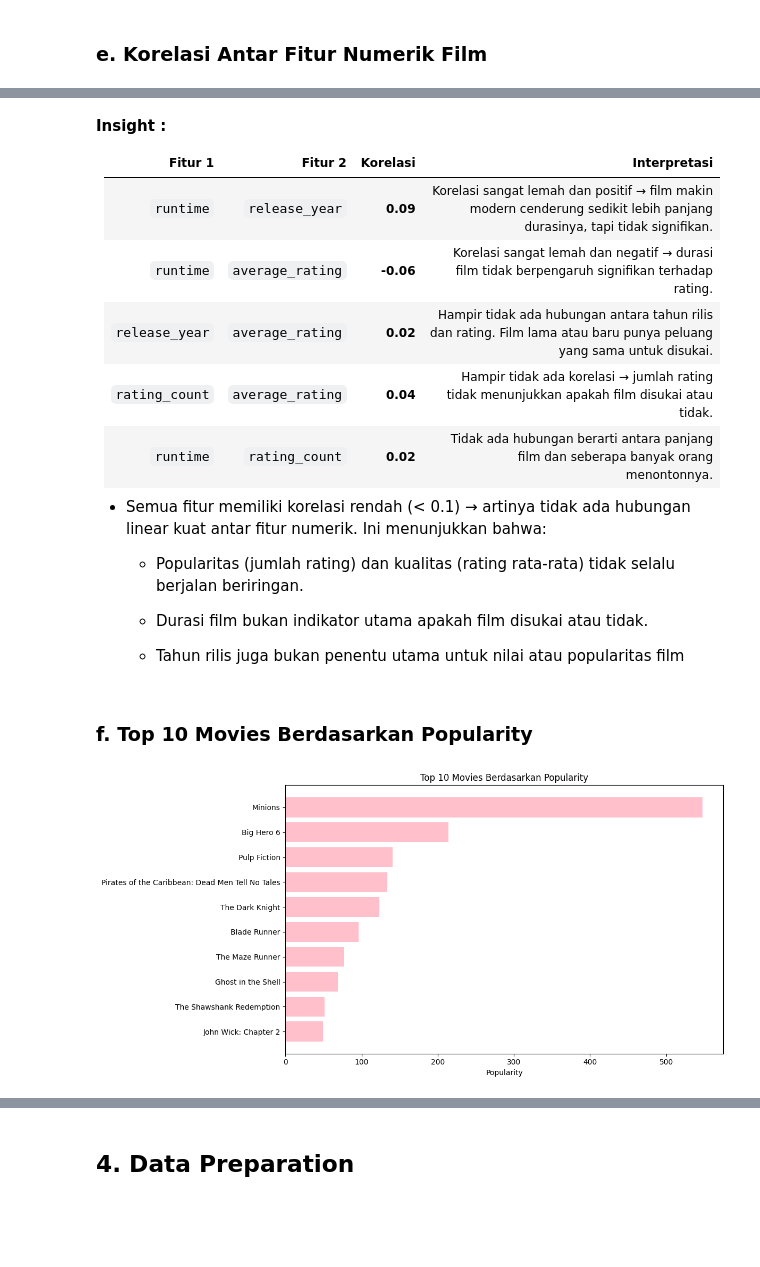
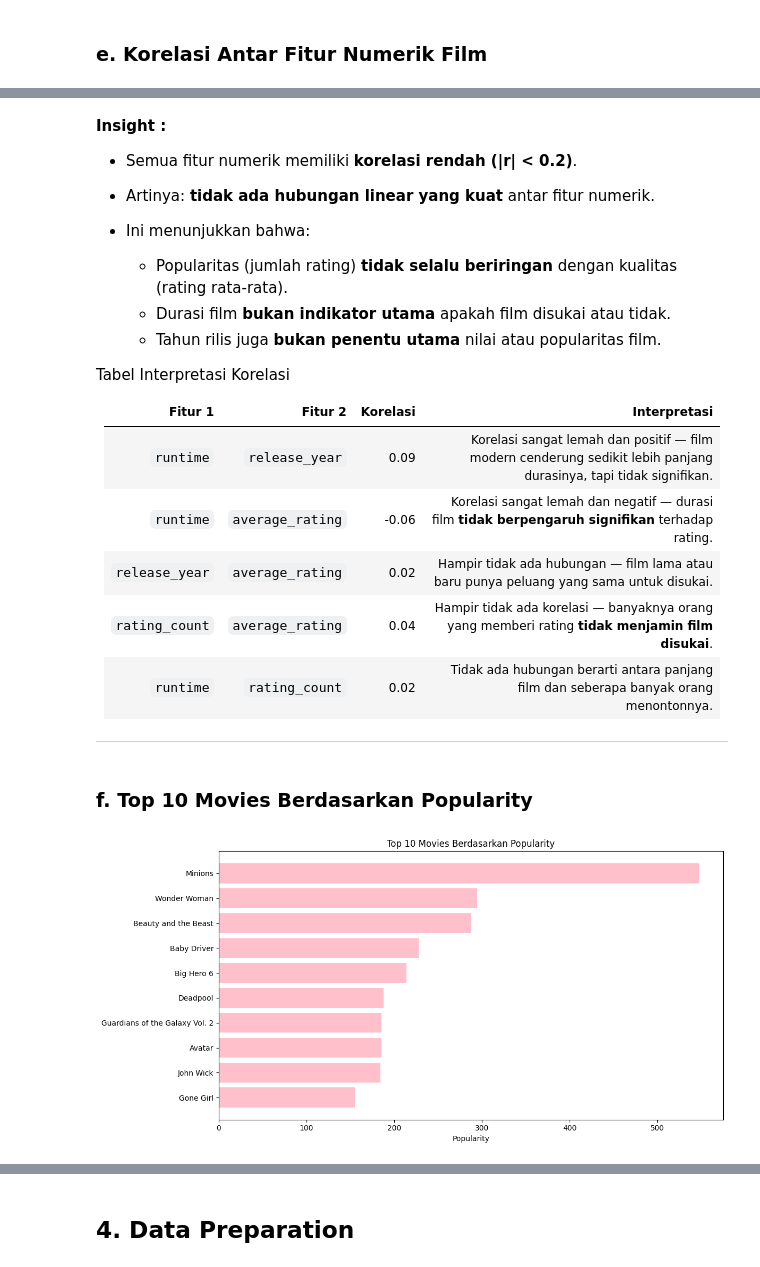
Before and after one commit to dwsafperri/movies_recommendation_system, a Jupyter notebook: recommendation_system.ipynb, the cells around one changed output, grey strips where cells are left out. Drawn from its saved outputs; the diff is of its cells as text; code cells hidden in the pictures; blank space fills up the shorter version.

```diff
--- a/recommendation_system.ipynb
+++ b/recommendation_system.ipynb
@@ -257,11 +220,11 @@ plt.show()
 # %% [markdown]
 ### **b. Distribusi Tahun Rilis Film**
 # %%
-movies['release_date'] = pd.to_datetime(movies['release_date'], errors='coerce')
-movies['release_year'] = movies['release_date'].dt.year
+data_movies['release_date'] = pd.to_datetime(data_movies['release_date'], errors='coerce')
+data_movies['release_year'] = data_movies['release_date'].dt.year
 
 plt.figure(figsize=(10,5))
-sns.histplot(movies['release_year'].dropna().astype(int), bins=50)
+sns.histplot(data_movies['release_year'].dropna().astype(int), bins=50)
 plt.title('Distribusi Tahun Rilis Film')
 plt.xlabel('Tahun Rilis')
 plt.ylabel('Jumlah Film')
@@ -405,41 +344,44 @@ plt.show()
 # %% [markdown]
 **Insight :**
 
-| Fitur 1        | Fitur 2          | Korelasi  | Interpretasi                                                                                                            |
-| -------------- | ---------------- | --------- | ----------------------------------------------------------------------------------------------------------------------- |
-| `runtime`      | `release_year`   | **0.09**  | Korelasi sangat lemah dan positif → film makin modern cenderung sedikit lebih panjang durasinya, tapi tidak signifikan. |
-| `runtime`      | `average_rating` | **-0.06** | Korelasi sangat lemah dan negatif → durasi film tidak berpengaruh signifikan terhadap rating.                           |
-| `release_year` | `average_rating` | **0.02**  | Hampir tidak ada hubungan antara tahun rilis dan rating. Film lama atau baru punya peluang yang sama untuk disukai.     |
-| `rating_count` | `average_rating` | **0.04**  | Hampir tidak ada korelasi → jumlah rating tidak menunjukkan apakah film disukai atau tidak.                             |
-| `runtime`      | `rating_count`   | **0.02**  | Tidak ada hubungan berarti antara panjang film dan seberapa banyak orang menontonnya.                                   |
+* Semua fitur numerik memiliki **korelasi rendah (|r| < 0.2)**.
+* Artinya: **tidak ada hubungan linear yang kuat** antar fitur numerik.
+* Ini menunjukkan bahwa:
 
+  * Popularitas (jumlah rating) **tidak selalu beriringan** dengan kualitas (rating rata-rata).
+  * Durasi film **bukan indikator utama** apakah film disukai atau tidak.
+  * Tahun rilis juga **bukan penentu utama** nilai atau popularitas film.
 
-- Semua fitur memiliki korelasi rendah (< 0.1) → artinya tidak ada hubungan linear kuat antar fitur numerik.
-Ini menunjukkan bahwa:
-  - Popularitas (jumlah rating) dan kualitas (rating rata-rata) tidak selalu berjalan beriringan.
+Tabel Interpretasi Korelasi
 
-  - Durasi film bukan indikator utama apakah film disukai atau tidak.
+| Fitur 1        | Fitur 2          | Korelasi | Interpretasi                                                                                                      |
+| -------------- | ---------------- | -------- | ----------------------------------------------------------------------------------------------------------------- |
+| `runtime`      | `release_year`   | 0.09     | Korelasi sangat lemah dan positif — film modern cenderung sedikit lebih panjang durasinya, tapi tidak signifikan. |
+| `runtime`      | `average_rating` | -0.06    | Korelasi sangat lemah dan negatif — durasi film **tidak berpengaruh signifikan** terhadap rating.                 |
+| `release_year` | `average_rating` | 0.02     | Hampir tidak ada hubungan — film lama atau baru punya peluang yang sama untuk disukai.                            |
+| `rating_count` | `average_rating` | 0.04     | Hampir tidak ada korelasi — banyaknya orang yang memberi rating **tidak menjamin film disukai**.                  |
+| `runtime`      | `rating_count`   | 0.02     | Tidak ada hubungan berarti antara panjang film dan seberapa banyak orang menontonnya.                             |
 
-  - Tahun rilis juga bukan penentu utama untuk nilai atau popularitas film
+---
 # %% [markdown]
 ### **f. Top 10 Movies Berdasarkan Popularity**
 # %%
 import pandas as pd
 
-movies['popularity'] = pd.to_numeric(movies['popularity'], errors='coerce')
+data_movies['popularity'] = pd.to_numeric(data_movies['popularity'], errors='coerce')
 
 # Drop data yang popularity-nya kosong
-movies_clean = movies.dropna(subset=['popularity'])
+movies_clean = data_movies.dropna(subset=['popularity'])
 
 # Urutkan berdasarkan popularity tertinggi dan ambil top 10
 top_10_movies = movies_clean.sort_values(by='popularity', ascending=False).head(10)
 
 # Plot bar chart
 plt.figure(figsize=(12,6))
 plt.barh(top_10_movies['title'][::-1], top_10_movies['popularity'][::-1], color='pink')
 plt.xlabel('Popularity')
 plt.title('Top 10 Movies Berdasarkan Popularity')
 plt.tight_layout()
 plt.show()
 # %% [output]
-[figure, old version]
+[figure, new version]
```
Also changed, not shown: parts of 55 cells of this notebook, 1 other file.
